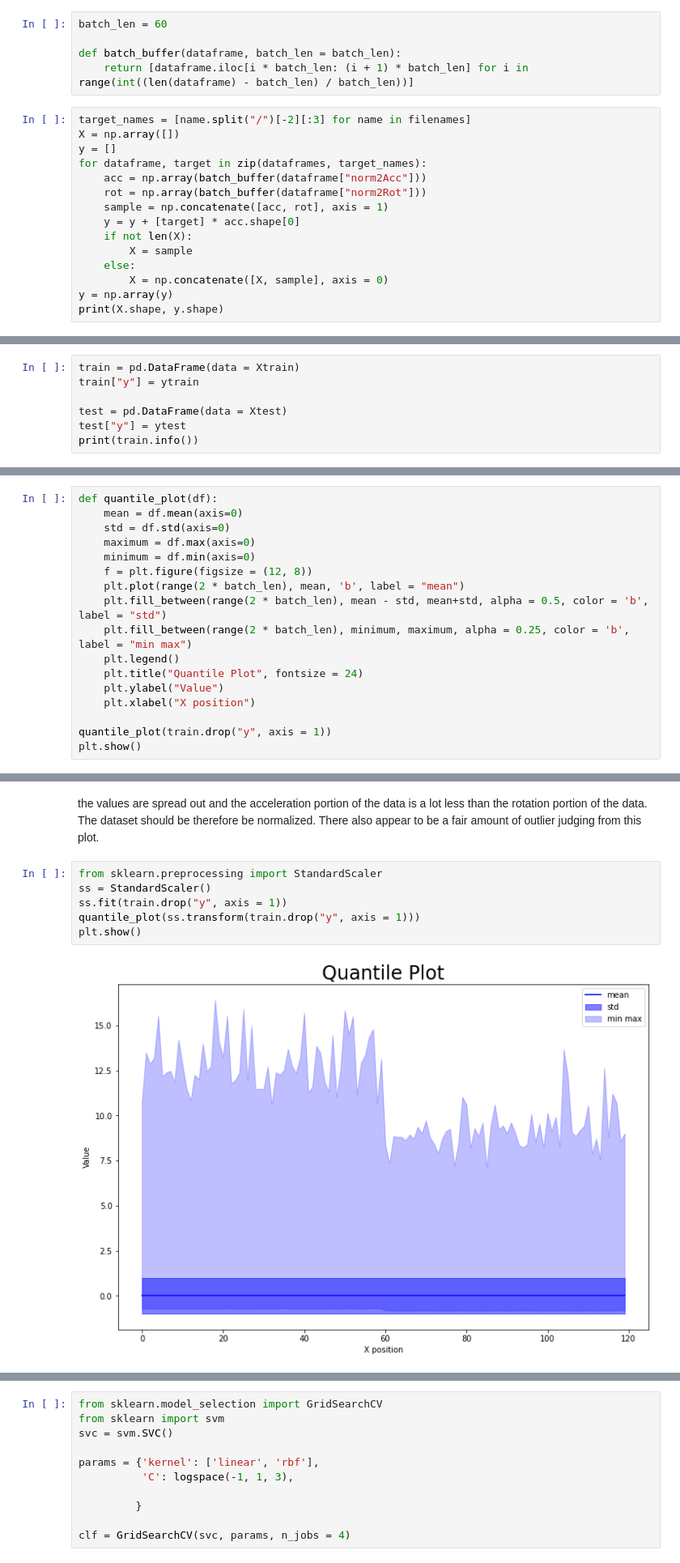
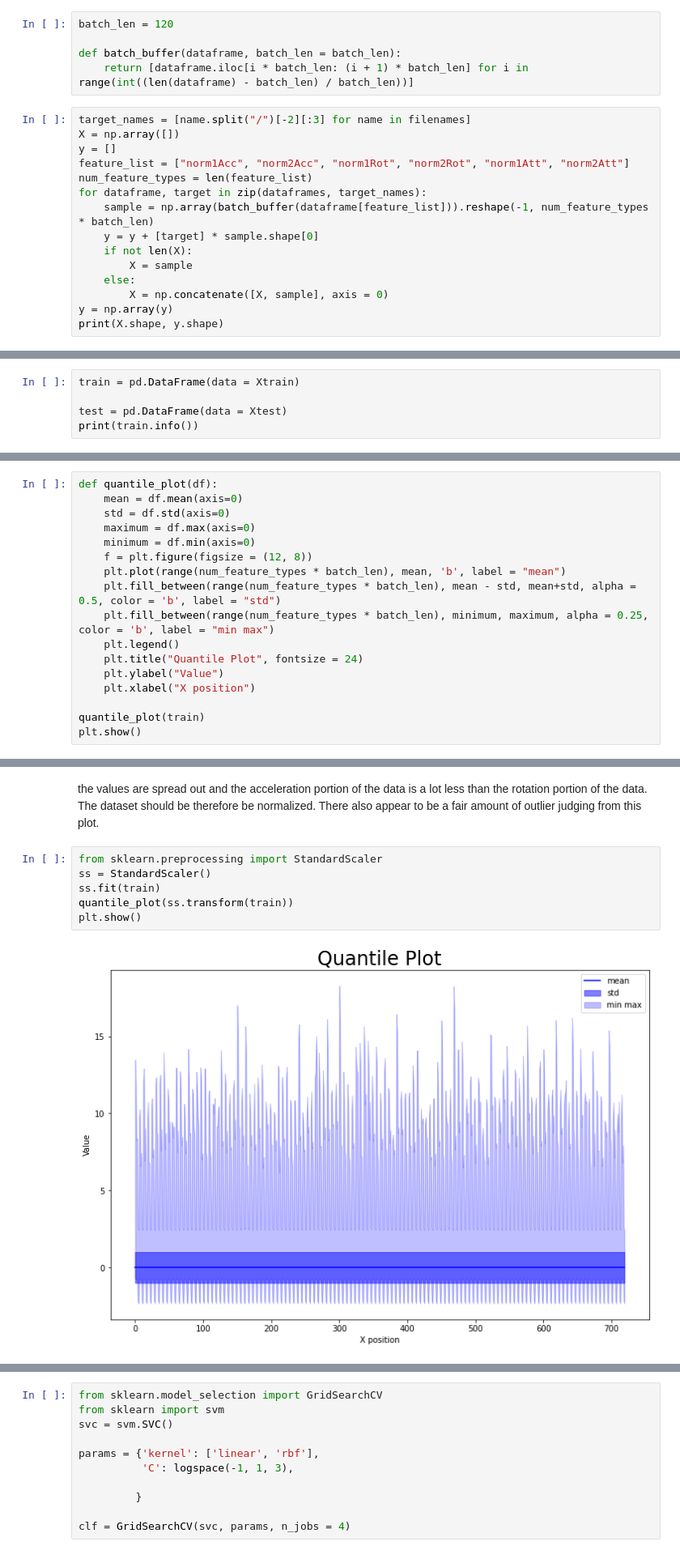
Before and after one commit to thomashaaland/sensorStep, a Jupyter notebook: Motionsense.ipynb, the cells around one changed output, grey strips where cells are left out. Shown at 81% size. Drawn from its saved outputs; the diff is of its cells as text.

```diff
--- a/Motionsense.ipynb
+++ b/Motionsense.ipynb
@@ -151,7 +151,7 @@ print(dataframes[0].head())
 # %% [markdown]
 Now, let's split each dataframe into smaller fragments. When doing this, lets do sover a moving window and do so lazily.
 # %%
-batch_len = 60
+batch_len = 120
 
 def batch_buffer(dataframe, batch_len = batch_len):
     return [dataframe.iloc[i * batch_len: (i + 1) * batch_len] for i in range(int((len(dataframe) - batch_len) / batch_len))]
@@ -159,11 +159,11 @@ def batch_buffer(dataframe, batch_len = batch_len):
 target_names = [name.split("/")[-2][:3] for name in filenames]
 X = np.array([])
 y = []
+feature_list = ["norm1Acc", "norm2Acc", "norm1Rot", "norm2Rot", "norm1Att", "norm2Att"]
+num_feature_types = len(feature_list)
 for dataframe, target in zip(dataframes, target_names):
-    acc = np.array(batch_buffer(dataframe["norm2Acc"]))
-    rot = np.array(batch_buffer(dataframe["norm2Rot"]))
-    sample = np.concatenate([acc, rot], axis = 1)
-    y = y + [target] * acc.shape[0]
+    sample = np.array(batch_buffer(dataframe[feature_list])).reshape(-1, num_feature_types * batch_len)
+    y = y + [target] * sample.shape[0]
     if not len(X):
         X = sample
     else:
@@ -183,10 +183,8 @@ Xtrain, Xtest, ytrain, ytest = train_test_split(X, y, test_size = 0.2)
 Lets check the dataset how it behaves now.
 # %%
 train = pd.DataFrame(data = Xtrain)
-train["y"] = ytrain
 
 test = pd.DataFrame(data = Xtest)
-test["y"] = ytest
 print(train.info())
 # %% [output]
 <class 'pandas.core.frame.DataFrame'>
@@ -212,14 +211,14 @@ def quantile_plot(df):
     maximum = df.max(axis=0)
     minimum = df.min(axis=0)
     f = plt.figure(figsize = (12, 8))
-    plt.plot(range(2 * batch_len), mean, 'b', label = "mean")
-    plt.fill_between(range(2 * batch_len), mean - std, mean+std, alpha = 0.5, color = 'b', label = "std")
-    plt.fill_between(range(2 * batch_len), minimum, maximum, alpha = 0.25, color = 'b', label = "min max")
+    plt.plot(range(num_feature_types * batch_len), mean, 'b', label = "mean")
+    plt.fill_between(range(num_feature_types * batch_len), mean - std, mean+std, alpha = 0.5, color = 'b', label = "std")
+    plt.fill_between(range(num_feature_types * batch_len), minimum, maximum, alpha = 0.25, color = 'b', label = "min max")
     plt.legend()
     plt.title("Quantile Plot", fontsize = 24)
     plt.ylabel("Value")
     plt.xlabel("X position")
 
-quantile_plot(train.drop("y", axis = 1))
+quantile_plot(train)
 plt.show()
 # %% [output]
@@ -229,8 +228,8 @@ the values are spread out and the acceleration portion of the data is a lot less
 # %%
 from sklearn.preprocessing import StandardScaler
 ss = StandardScaler()
-ss.fit(train.drop("y", axis = 1))
-quantile_plot(ss.transform(train.drop("y", axis = 1)))
+ss.fit(train)
+quantile_plot(ss.transform(train))
 plt.show()
 # %% [output]
-[figure, old version]
+[figure, new version]
```
Also changed, not shown: parts of 6 cells of this notebook.
